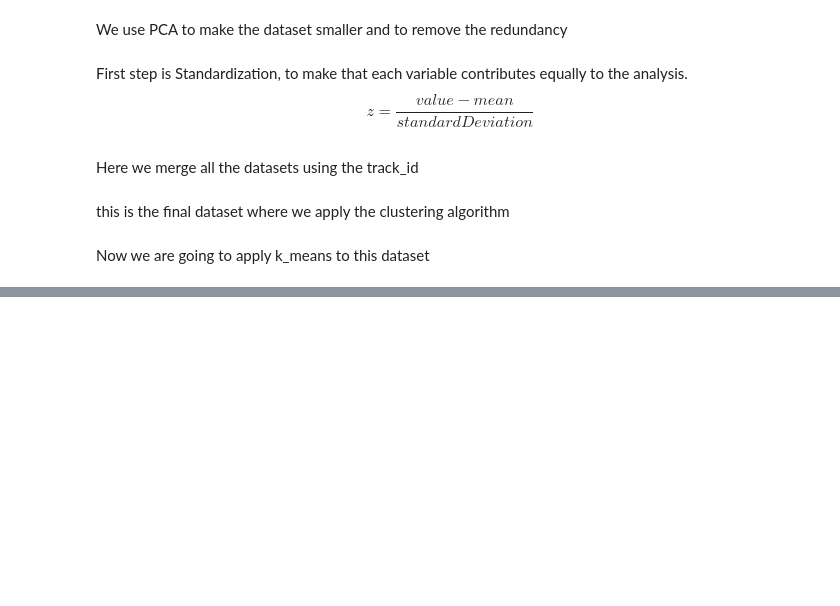
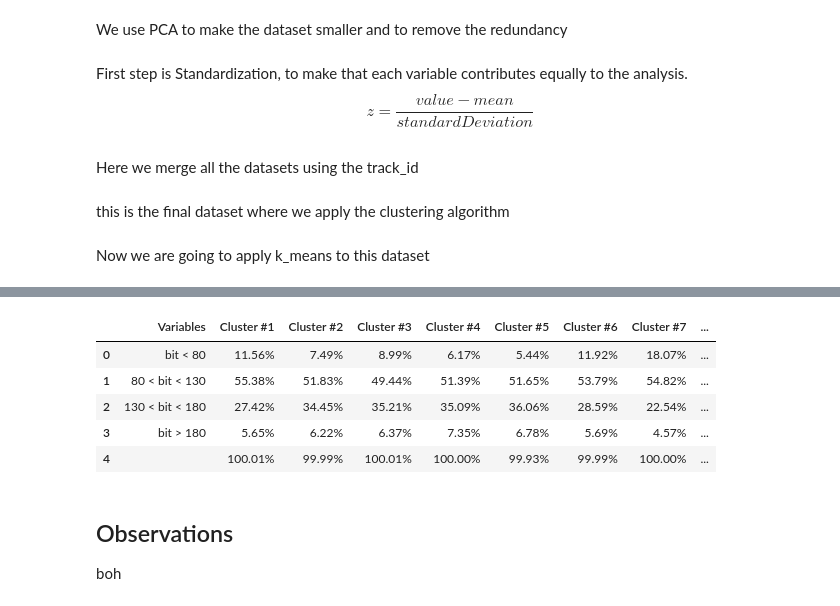
Before and after one commit to FilMastro/ADM-Homework4, a Jupyter notebook: HW4.ipynb, the cells around one changed output, grey strips where cells are left out. Saved outputs shown, nothing was run; the diff lists cells and outputs as text; code cells hidden in the pictures; blank space fills up the shorter version.

```diff
--- a/HW4.ipynb
+++ b/HW4.ipynb
@@ -702,0 +637,42 @@ k== 15
+# %%
+def printPivotTable(var):
+    col = ["Variables", "Cluster #1", "Cluster #2", "Cluster #3", "Cluster #4", "Cluster #5", "Cluster #6",
+           "Cluster #7", "Cluster #8", "Cluster #9", "Cluster #10", "Cluster #11"]
+    df  = pd.DataFrame(columns=col, index=None)
+
+    if var == "bit":
+        df["Variables"] = ["bit < 80"," 80 < bit < 130","130 < bit < 180", "bit > 180", ""]
+        for name in col[1:]:
+            n_cluster = int(name.split("#")[1])
+            l = [0,0,0,0,0]
+            list_track = echonest[dataset["cluster_#"] == n_cluster-1]
+            for x in list_track.audio_features_tempo:
+                if x < 80:
+                    l[0] += 1
+                elif 80 < x < 130:
+                    l[1] += 1
+                elif 130 < x < 180:
+                    l[2] += 1
+                elif 180 < x:
+                    l[3] += 1
+
+            l = [round(100*x/len(list_track.audio_features_tempo),2) for x in l]
+            s = sum(l)
+            l[4] = s
+            l = ['{:.2f}'.format(x)+"%" for x in l]
+            df[name] = l
+
+    return df
+# %%
+printPivotTable("bit")
+# %% [output]
+|  | Variables | Cluster #1 | Cluster #2 | Cluster #3 | Cluster #4 | Cluster #5 | Cluster #6 | Cluster #7 | ... |
+| 0 | bit < 80 | 11.56% | 7.49% | 8.99% | 6.17% | 5.44% | 11.92% | 18.07% | ... |
+| 1 | 80 < bit < 130 | 55.38% | 51.83% | 49.44% | 51.39% | 51.65% | 53.79% | 54.82% | ... |
+| 2 | 130 < bit < 180 | 27.42% | 34.45% | 35.21% | 35.09% | 36.06% | 28.59% | 22.54% | ... |
+| 3 | bit > 180 | 5.65% | 6.22% | 6.37% | 7.35% | 6.78% | 5.69% | 4.57% | ... |
+| 4 |  | 100.01% | 99.99% | 100.01% | 100.00% | 99.93% | 99.99% | 100.00% | ... |
+# %% [markdown]
+## Observations
+
+boh
```
Also changed, not shown: parts of 56 cells of this notebook.
